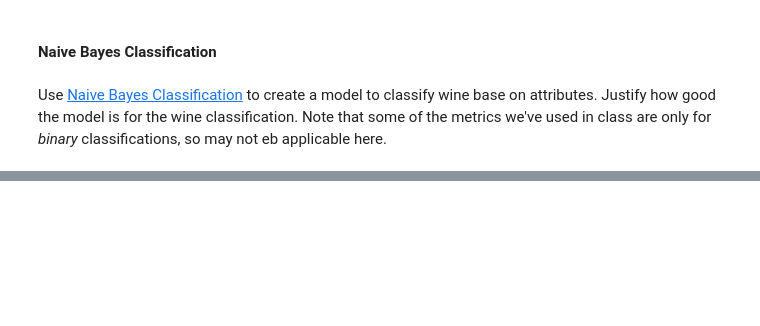
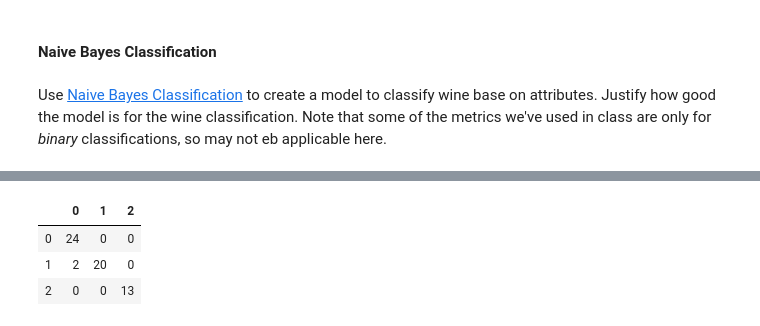
Before and after one commit to xinranjqb/516x, a Jupyter notebook: module3/Naive_Bayes_Classification_Task.ipynb, the cells around one changed output, grey strips where cells are left out. Saved outputs shown, nothing was run; the diff lists cells and outputs as text; code cells hidden in the pictures; blank space fills up the shorter version.

```diff
--- a/module3/Naive_Bayes_Classification_Task.ipynb
+++ b/module3/Naive_Bayes_Classification_Task.ipynb
@@ -41,0 +92,5 @@ Use [Naive Bayes Classification](https://scikit-learn.org/stable/modules/generat
+# %%
+X = df.iloc[:, 1:14]
+Y = df['Class']
+print(X.shape)
+print(Y.shape)
@@ -41,0 +100,6 @@ Use [Naive Bayes Classification](https://scikit-learn.org/stable/modules/generat
+# %%
+X_train, X_test, y_train, y_test = train_test_split(X, Y, test_size = 0.33, random_state=1)
+print(X_train.shape)
+print(X_test.shape)
+print(y_train.shape)
+print(y_test.shape)
@@ -41,0 +111,3 @@ Use [Naive Bayes Classification](https://scikit-learn.org/stable/modules/generat
+# %%
+Gnb = GaussianNB()
+Gnb.fit(X_train, y_train)
@@ -41,0 +116,3 @@ Use [Naive Bayes Classification](https://scikit-learn.org/stable/modules/generat
+# %%
+y_pred = Gnb.predict(X_test)
+y_pred.shape
@@ -41,0 +139,9 @@ Use [Naive Bayes Classification](https://scikit-learn.org/stable/modules/generat
+# %%
+cm = metrics.confusion_matrix(y_test, y_pred)
+cmdf = pd.DataFrame(cm, index = ['0','1', '2'], columns = ['0', '1','2'])
+cmdf
+# %% [output]
+|  | 0 | 1 | 2 |
+| 0 | 24 | 0 | 0 |
+| 1 | 2 | 20 | 0 |
+| 2 | 0 | 0 | 13 |
```
Also changed, not shown: parts of 13 cells of this notebook.
